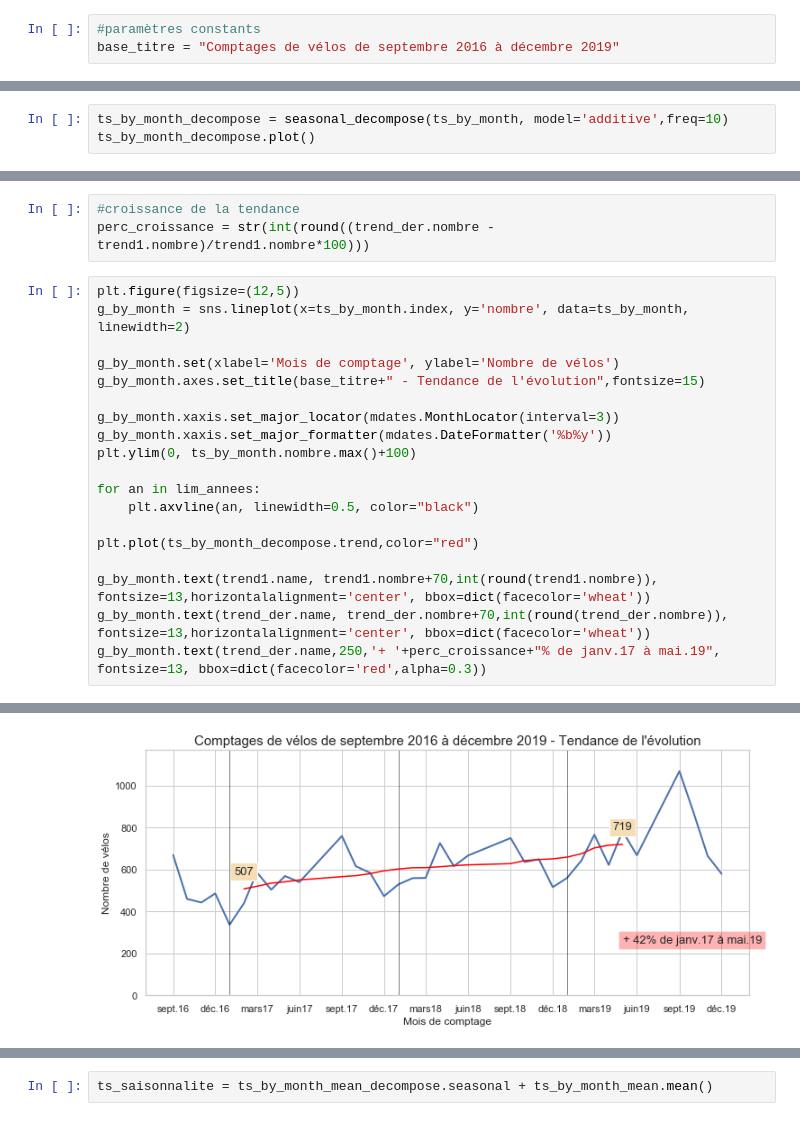
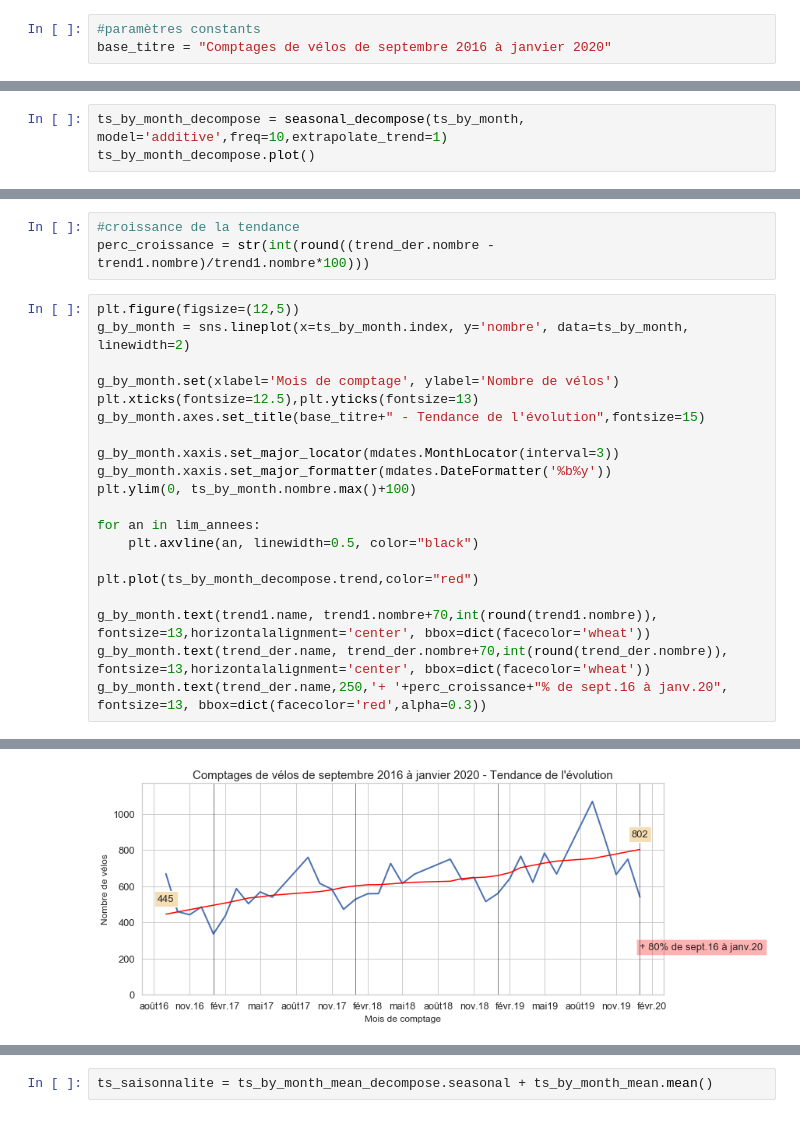
Before and after one commit to ElisePupier/ADAVA, a Jupyter notebook: Evolutions de la circulation de vélos à Aix.ipynb, the cells around one changed output, grey strips where cells are left out. Cells and saved outputs as stored; diff of their text form.

Commit message:
Add files via upload
Sortie des graphs pour le débat ADAVA

```diff
--- a/Evolutions de la circulation de vélos à Aix.ipynb
+++ b/Evolutions de la circulation de vélos à Aix.ipynb
@@ -154,5 +184,5 @@ mai_juin_16 = (year_month=='2016-05')| (year_month=='2016-06')
 data_adava = data_adava[~mai_juin_16]
 # %%
 #paramètres constants
-base_titre = "Comptages de vélos de septembre 2016 à décembre 2019"
+base_titre = "Comptages de vélos de septembre 2016 à janvier 2020"
 # %% [markdown]
@@ -183,4 +216,4 @@ for an in lim_annees:
 # %%
-ts_by_month_decompose = seasonal_decompose(ts_by_month, model='additive',freq=10)
+ts_by_month_decompose = seasonal_decompose(ts_by_month, model='additive',freq=10,extrapolate_trend=1)
 ts_by_month_decompose.plot()
 # %% [output]
@@ -200,6 +233,7 @@ plt.figure(figsize=(12,5))
 g_by_month = sns.lineplot(x=ts_by_month.index, y='nombre', data=ts_by_month, linewidth=2)
 
 g_by_month.set(xlabel='Mois de comptage', ylabel='Nombre de vélos')
+plt.xticks(fontsize=12.5),plt.yticks(fontsize=13)
 g_by_month.axes.set_title(base_titre+" - Tendance de l'évolution",fontsize=15)
 
 g_by_month.xaxis.set_major_locator(mdates.MonthLocator(interval=3))
@@ -213,5 +247,5 @@ plt.plot(ts_by_month_decompose.trend,color="red")
 
 g_by_month.text(trend1.name, trend1.nombre+70,int(round(trend1.nombre)), fontsize=13,horizontalalignment='center', bbox=dict(facecolor='wheat'))
 g_by_month.text(trend_der.name, trend_der.nombre+70,int(round(trend_der.nombre)), fontsize=13,horizontalalignment='center', bbox=dict(facecolor='wheat'))
-g_by_month.text(trend_der.name,250,'+ '+perc_croissance+"% de janv.17 à mai.19", fontsize=13, bbox=dict(facecolor='red',alpha=0.3))
+g_by_month.text(trend_der.name,250,'+ '+perc_croissance+"% de sept.16 à janv.20", fontsize=13, bbox=dict(facecolor='red',alpha=0.3))
 # %% [output]
@@ -219,4 +253,4 @@ Text(2019-05-01 00:00:00, 250, '+ 42% de janv.17 à mai.19')
-[figure, old version]
+[figure, new version]
 # %% [markdown]
 Sur ce graphique, la ligne grise correspond à la courbe des données réelles.
 
```
Also changed, not shown: parts of 144 cells of this notebook.
